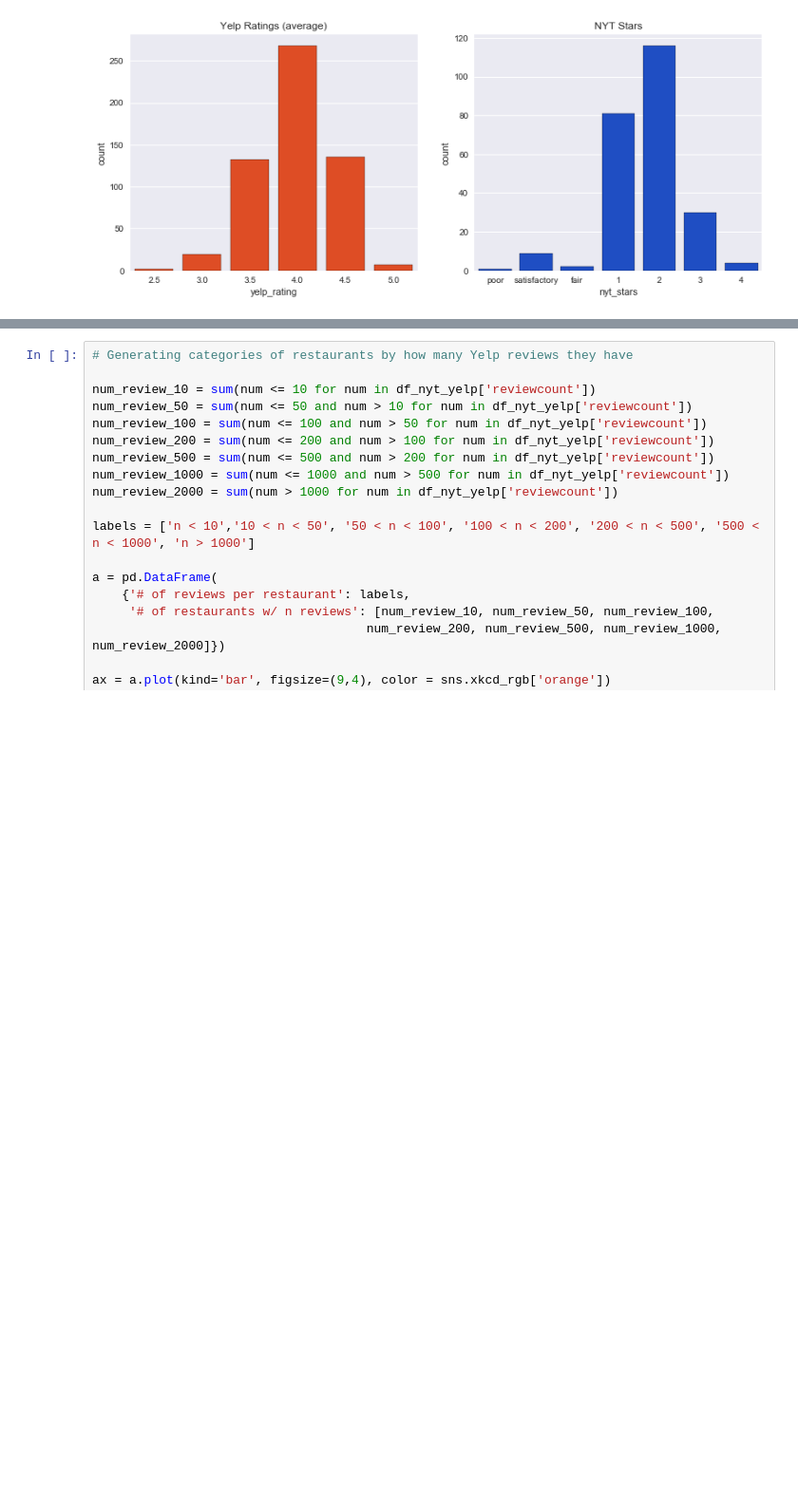
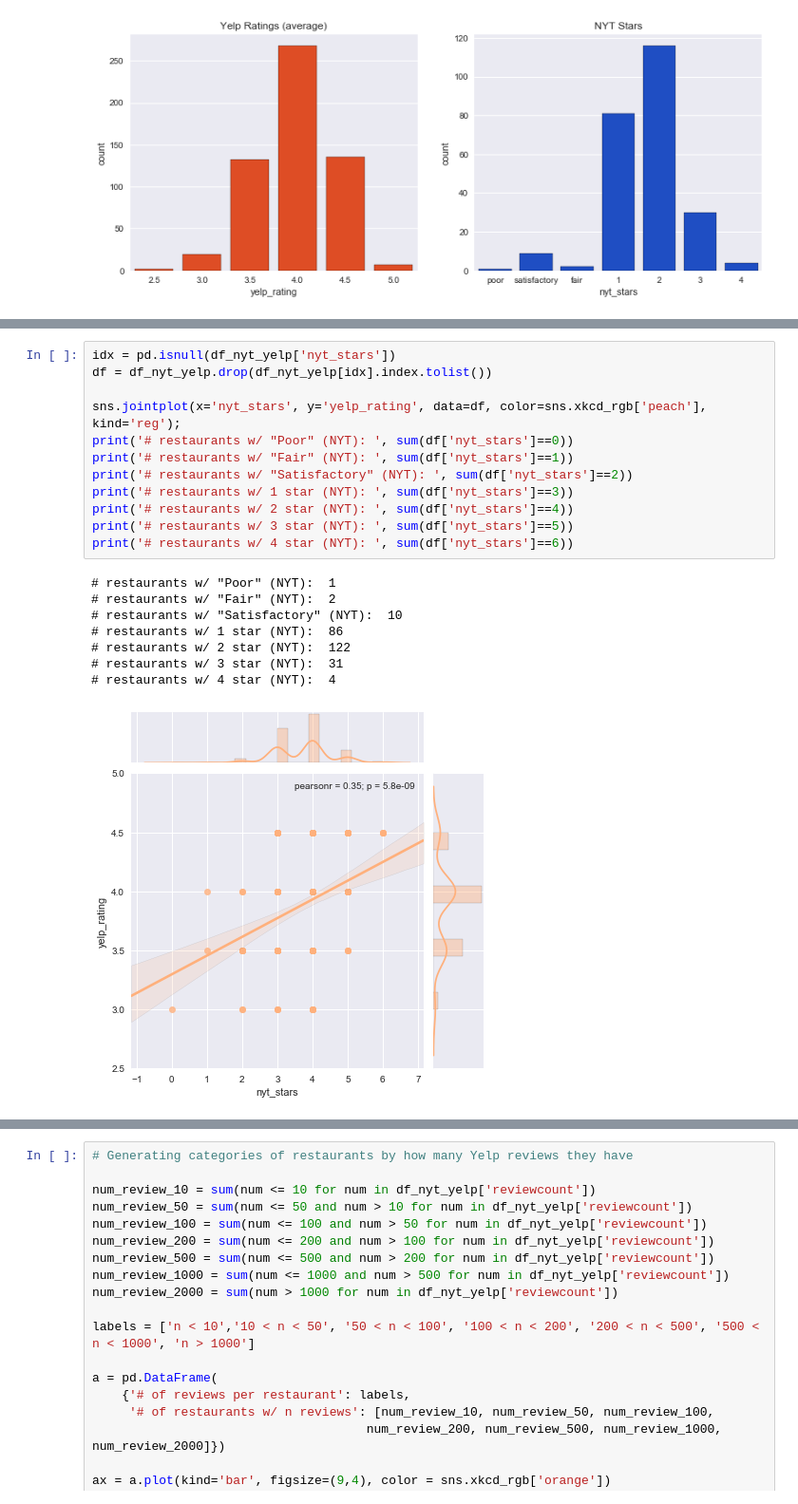
Before and after one commit to diana-xie/yelp-nyt-NLP, a Jupyter notebook: data_vis.ipynb, the cells around one changed output, grey strips where cells are left out. Shown at 95% size. Drawn from its saved outputs; the diff is of its cells as text; blank space fills up the shorter version.

Commit message:
edited data_vis

```diff
--- a/data_vis.ipynb
+++ b/data_vis.ipynb
@@ -82,0 +89,21 @@ Number of restaurants w/ NYT stars:  243
+# %%
+idx = pd.isnull(df_nyt_yelp['nyt_stars'])
+df = df_nyt_yelp.drop(df_nyt_yelp[idx].index.tolist())
+
+sns.jointplot(x='nyt_stars', y='yelp_rating', data=df, color=sns.xkcd_rgb['peach'], kind='reg');
+print('# restaurants w/ "Poor" (NYT): ', sum(df['nyt_stars']==0))
+print('# restaurants w/ "Fair" (NYT): ', sum(df['nyt_stars']==1))
+print('# restaurants w/ "Satisfactory" (NYT): ', sum(df['nyt_stars']==2))
+print('# restaurants w/ 1 star (NYT): ', sum(df['nyt_stars']==3))
+print('# restaurants w/ 2 star (NYT): ', sum(df['nyt_stars']==4))
+print('# restaurants w/ 3 star (NYT): ', sum(df['nyt_stars']==5))
+print('# restaurants w/ 4 star (NYT): ', sum(df['nyt_stars']==6))
+# %% [output]
+# restaurants w/ "Poor" (NYT):  1
+# restaurants w/ "Fair" (NYT):  2
+# restaurants w/ "Satisfactory" (NYT):  10
+# restaurants w/ 1 star (NYT):  86
+# restaurants w/ 2 star (NYT):  122
+# restaurants w/ 3 star (NYT):  31
+# restaurants w/ 4 star (NYT):  4
+[figure, added]
```
Also changed, not shown: parts of 21 cells of this notebook.
